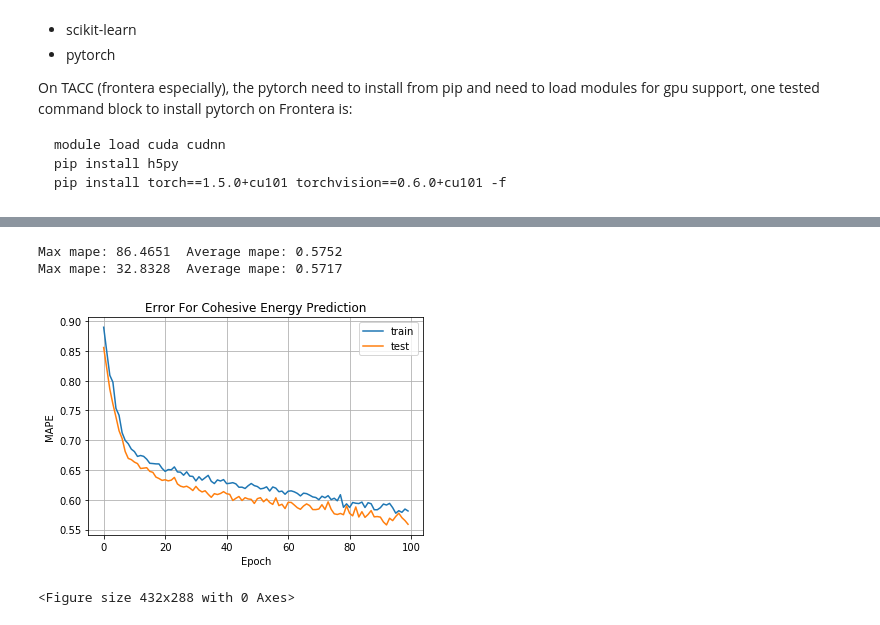
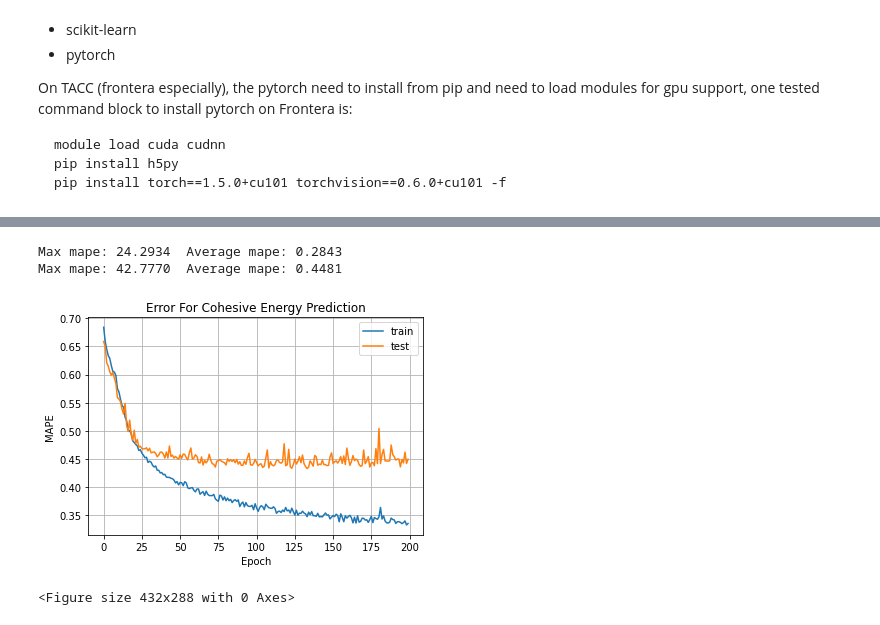
Before and after one commit to CVC-Lab/material_xrd_vae, a Jupyter notebook: vae.ipynb, the cells around one changed output, grey strips where cells are left out. Cells and saved outputs as stored; diff of their text form; code cells hidden in the pictures.

```diff
--- a/vae.ipynb
+++ b/vae.ipynb
@@ -119,15 +119,25 @@ def simplevae_elbo_loss_function_with_energy(recon_x, x, mu, logvar, pred_e, e):
     # 0.5 * sum(1 + log(sigma^2) - mu^2 - sigma^2)
     KLD = -0.5 * torch.sum(1 + logvar - mu.pow(2) - logvar.exp())
     return 0.1 * MSE + MAPE_eng + 0.01 * KLD, MSE, MAPE_eng, KLD
+# %%
+# load data (version 1)
+import pickle
+import os
+energy = np.array(pickle.load(open(os.path.join(data_location,'energy.txt'),'rb')))
+id = np.array(pickle.load(open(os.path.join(data_location,'id.txt'),'rb')))
+params = np.array(pickle.load(open(os.path.join(data_location,'params.txt'),'rb')))
+xrd_raw = pickle.load(open(os.path.join(data_location,'xrd.txt'),'rb'))
 # %%
-# load data (version 1)
-data = sio.loadmat(data_location)
+n = len(xrd_raw)
+xrd = np.zeros((n,1000))
 
-input_mat = data['MP']
-id = input_mat[:,0]
-atom_type = input_mat[:,1]
-energy = input_mat[:,2] # target value
-X = input_mat[:,3:] # training data
+for i in range(n):
+    xrd[i,:] = xrd_raw[i][0]
+
+# dimension mismatch
+id = np.append(id,['0','0','0','0','0','0','0','0'])
+atom_type = np.zeros((n,))
+X = xrd
 y = energy
 
 X_train, X_test, y_train, y_test, l_train, l_test, id_train, id_test = train_test_split(X, y, atom_type, id, test_size=0.20, shuffle=True, random_state=9)
@@ -137,7 +147,7 @@ X_train, X_test, y_train, y_test, l_train, l_test, id_train, id_test = train_tes
 class Args:
     batch_size = 256 #input batch size for training (default: 256)
     # shrink total iteration times (epochs) here to stop the program earlier
-    epochs = 100 #number of epochs to train (default: 100)
+    epochs = 200 #number of epochs to train (default: 100)
     no_cuda = False
     seed = 9 # random seed (default: 9)
     log_interval = 10 # how many batches to wait before logging training status (default 10)
@@ -154,11 +164,12 @@ train_dataset = ndarrayDataset(X_train,y_train)
 train_loader = DataLoader(train_dataset, batch_size = args.batch_size, shuffle=True)
 train_losses = np.zeros((args.epochs))
 test_dataset = ndarrayDataset(X_test,y_test)
-test_loader = DataLoader(test_dataset, batch_size=1000)
+test_loader = DataLoader(test_dataset, batch_size=1024)
 test_losses = np.zeros((args.epochs))
 
-model = SimpleVAE(3600,200,40).to(device)
-optimizer = optim.Adam(model.parameters(), lr=1e-5)
+model = SimpleVAE(1000,200,40).to(device)
+criterion = nn.MSELoss(reduction='sum')
+optimizer = optim.SGD(model.parameters(), lr=1e-3)
 
 
 """
@@ -246,10 +332,10 @@ import pandas as pd
 
 # Uncomment these two lines to load a past trained network
 # otherwise the model in the last block will be used
-"""
-model.load_state_dict(torch.load('model_simpleVAE_100.pth'))
+
+model.load_state_dict(torch.load('model_simpleVAE_200.pth'))
 model.to(device)
-"""
+
 
 
 
@@ -288,37 +374,37 @@ for batch_idx, (data, y) in enumerate(test_dataset):
     mape = torch.abs((y-y_pred)/y).item()
     rowlist.append(dict({
         "material_id": id_test[batch_idx],
         "cohesive eng.": y.cpu().numpy()[0][0],
         "predicted cohesive eng.": y_pred.detach().cpu().numpy()[0],
         "mape": mape
     }))
     max_mapes = max(max_mapes, mape)
     mapes += mape
 
 print("Max mape: %.4f  Average mape: %.4f" % (max_mapes, mapes/len(test_dataset)))
 
 df = pd.DataFrame(rowlist, columns= ["material_id", "cohesive eng.", "predicted cohesive eng.", "mape"])
 df.to_csv('test_VAE.csv', index=False)
 
 # Uncomment these lines if you wish to plot the past record
-"""
-with open('MAPE_simpleVAE_100.npz','rb') as f:
+
+with open('MAPE_simpleVAE_200.npz','rb') as f:
     data = np.load(f)
     train_err_list = data['train_err']
     test_err_list = data['test_err']
-"""
+
 # plot average MAPE over all iterations
 plt.title("Error For Cohesive Energy Prediction")
 plt.plot(train_err_list, label='train')
 plt.plot(test_err_list, label='test')
 plt.xlabel("Epoch")
 plt.ylabel("MAPE")
 plt.grid()
 plt.legend()
 plt.show()
 plt.savefig('simpleVAE_mape.png') # can be saved as .svg file
 # %% [output]
-Max mape: 86.4651  Average mape: 0.5752
-Max mape: 32.8328  Average mape: 0.5717
+Max mape: 24.2934  Average mape: 0.2843
+Max mape: 42.7770  Average mape: 0.4481
-[figure, old version]
+[figure, new version]
 <Figure size 432x288 with 0 Axes>
```
Also changed, not shown: parts of 3 cells of this notebook, 4 other files.
